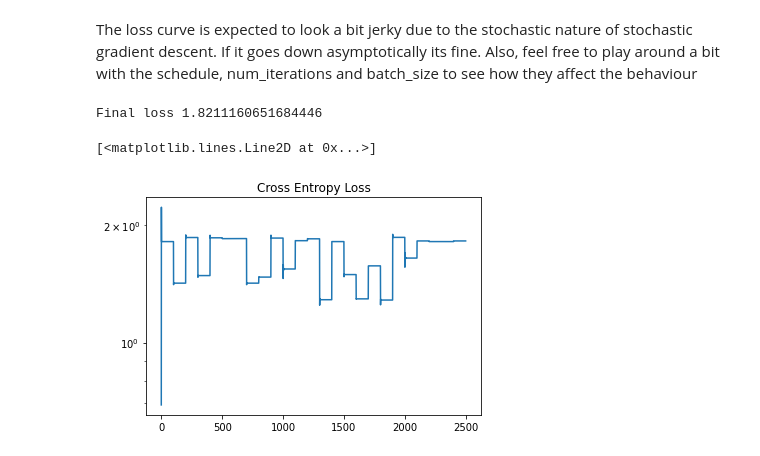
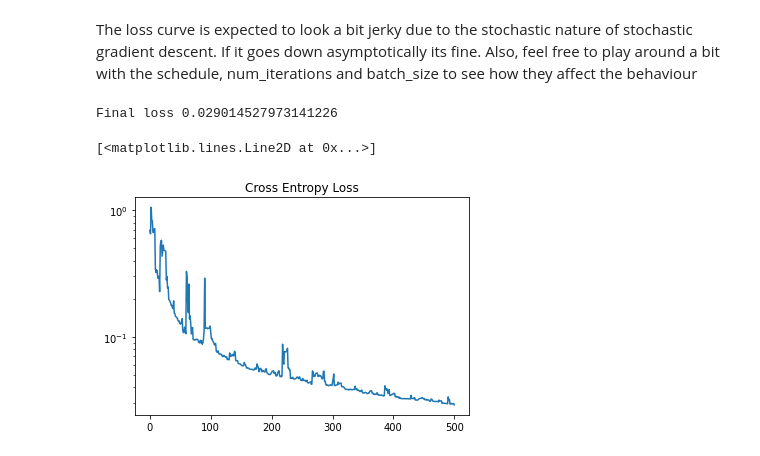
Before and after one commit to YYYasin19/kit-machine-learning, a Jupyter notebook: Exercise-01/01-Solutions/exercise.ipynb, the cells around one changed output. Cells and saved outputs as stored; diff of their text form; code cells hidden in the pictures.

```diff
--- a/Exercise-01/01-Solutions/exercise.ipynb
+++ b/Exercise-01/01-Solutions/exercise.ipynb
@@ -679,6 +684,7 @@ Usually it is cheaper to approximate the gradients on a small subset of the data
 
 Fill in the todos in the function below.
 # %%
+# DONE
 def unison_shuffled_copies(a, b):
     """
     Randomly shuffles two seperate datasets "the same way", i.e. the rows are kept together
@@ -712,6 +718,8 @@ def minimize_with_sgd(features: np.ndarray, labels: np.ndarray, initial_weights:
     # yta: weights is large enough to store all weights after every batch
     # batch = e.g. 10 datasamples that were used
     # goal = track down weight reduction over iterations/batches
+
+    # n = 100, iterations = 10, batch = 20 -> 5
     weights = np.zeros([batches_per_iter * num_iterations + 1, initial_weights.shape[0]])
 
     # the current loss
@@ -725,26 +733,34 @@ def minimize_with_sgd(features: np.ndarray, labels: np.ndarray, initial_weights:
      #--------------------------------------------------
         # TODO: shuffle data
         features, labels = unison_shuffled_copies(features, labels)
+        local_idx = 0
         #--------------------------------------------------
         for batch in range(batches_per_iter):
 
             # this is the index for weights
+
+            # Iterations = 10, N = 100,Batch-Size = 20 -> Batches per Iteration: 5
             global_idx = iteration * batches_per_iter + batch
 
             #--------------------------------------------------
             # TODO: do stochastic gradient descent update!
 
-            # remember: global_idx does not include the range for the batch
-            batch_range = range(0, batch_size)
+            # pick the data you want to minimize
+            batch_range = range(local_idx, local_idx + batch_size)
             cur_features, cur_labels = features[batch_range, :], labels[batch_range]
             cur_weights = weights[global_idx]
 
-            w_bce, _, _, _ = minimize(lambda w: objective_bern(cur_weights, cur_features, cur_labels),
-                         lambda w: d_objective_bern(cur_weights, cur_features, cur_labels),
-                         np.ones(features.shape[1]), schedule(global_idx), 2)
+            w_bce, _, _, _ = minimize(
+                        lambda w: objective_bern(cur_weights, cur_features, cur_labels),
+                        lambda w: d_objective_bern(cur_weights, cur_features, cur_labels),
+                        cur_weights,
+                        schedule(global_idx),
+                        10
+            )
 
             # store new and minimized weights
             weights[global_idx+1] = w_bce
+            local_idx = local_idx + batch_size
 
             #--------------------------------------------------
 
@@ -753,6 +769,8 @@ def minimize_with_sgd(features: np.ndarray, labels: np.ndarray, initial_weights:
             # update step)
             loss[global_idx + 1] = objective_bern(weights[global_idx + 1], features, labels)
 
+
+
     return weights[-1], loss[-1], (weights, loss)
 # %% [markdown]
 The loss curve is expected to look a bit jerky due to the stochastic nature of stochastic gradient descent.
@@ -761,14 +779,14 @@ batch_size to see how they affect the behaviour
 # %%
 _, l, l_info = minimize_with_sgd(features, labels, np.zeros(features.shape[1]),
                                  schedule=(lambda t: 0.25),
                                  num_iterations=25,
-                                 batch_size=1)
+                                 batch_size=5)
 print("Final loss", l)
 
 plt.figure()
 plt.title("Cross Entropy Loss")
 plt.semilogy(l_info[1])
 # %% [output]
-Final loss 1.8211160651684446
+Final loss 0.029014527973141226
 [<matplotlib.lines.Line2D at 0x...>]
-[figure, old version]
+[figure, new version]
```
Also changed, not shown: parts of 5 cells of this notebook, 1 other file.
